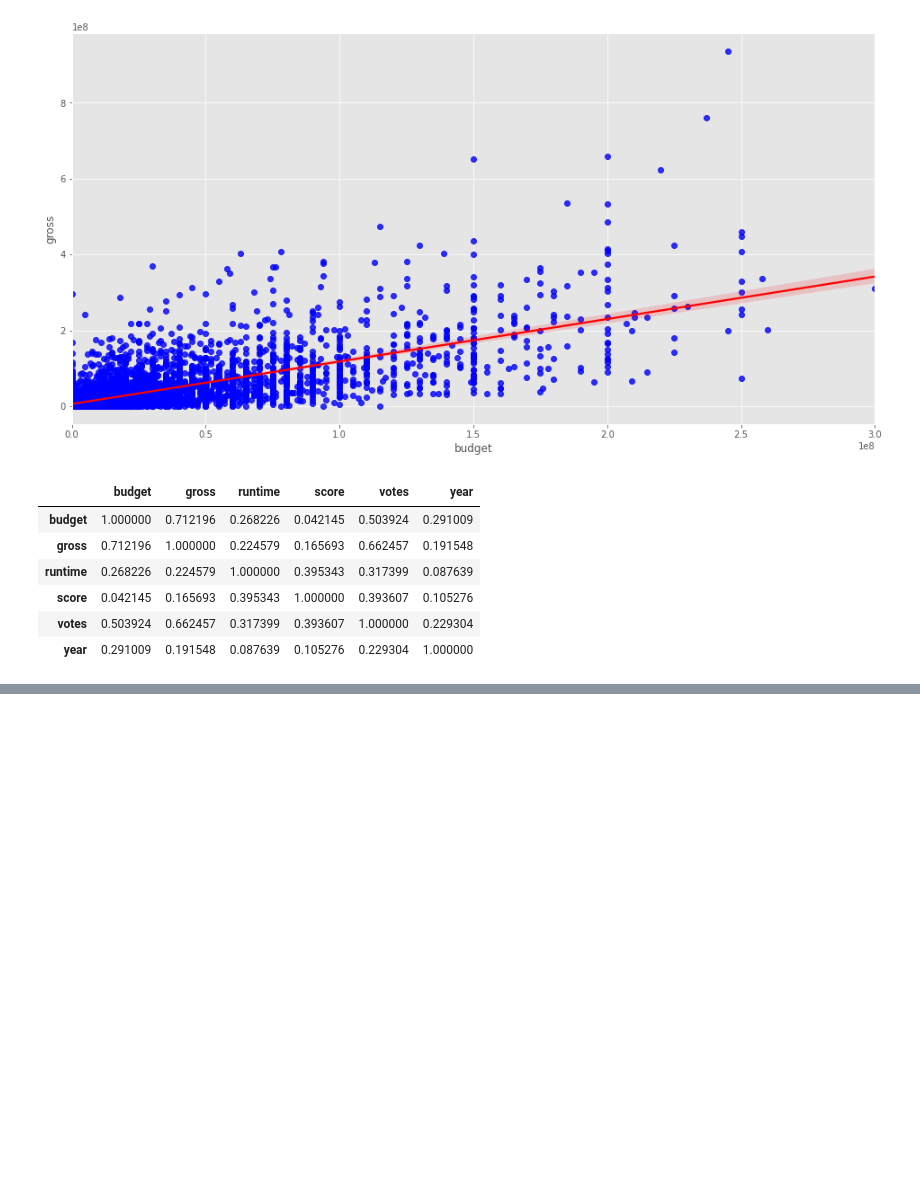
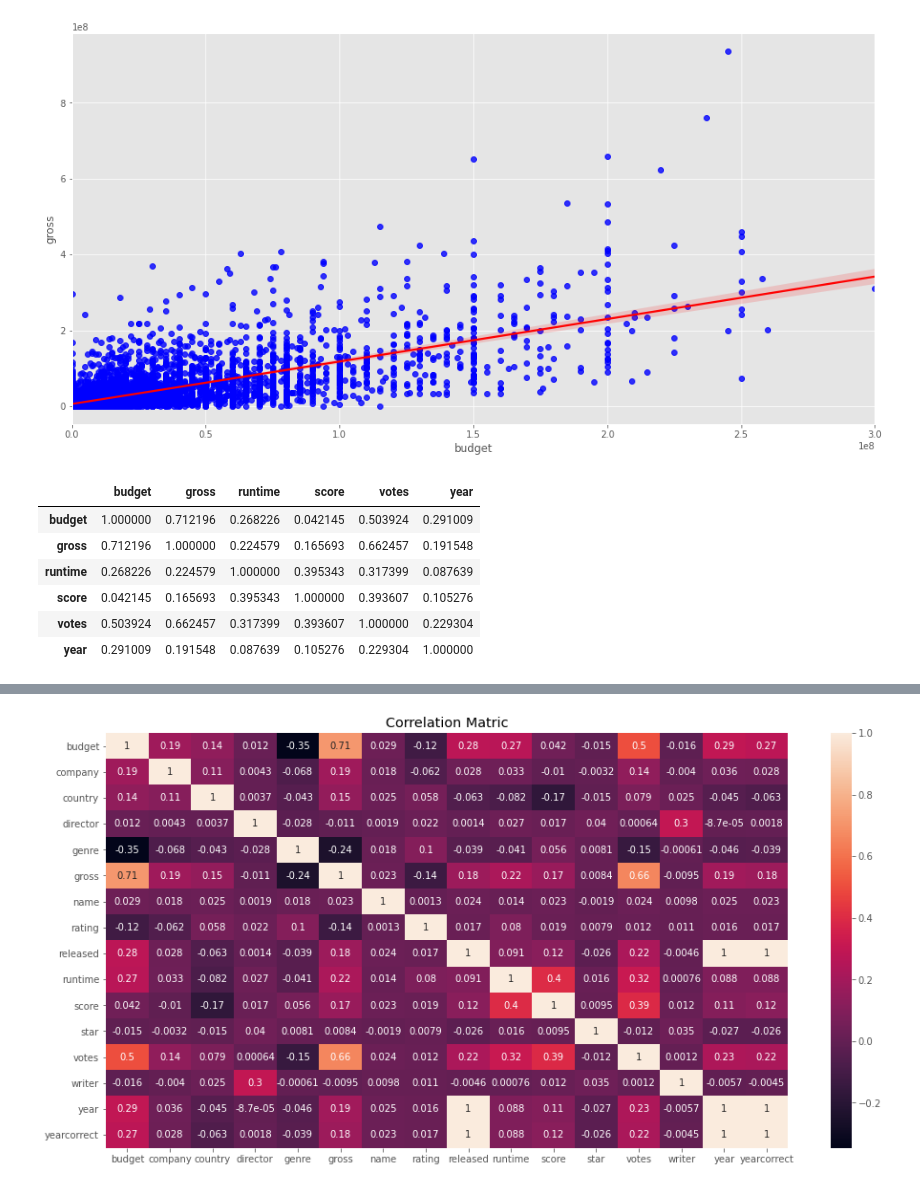
Before and after one commit to sebakirill/Correlation-in-movies, a Jupyter notebook: code/Untitled.ipynb, the cells around one changed output, grey strips where cells are left out. Drawn from its saved outputs; the diff is of its cells as text; code cells hidden in the pictures; blank space fills up the shorter version.

Commit message:
Trasform objects to category, and analyze de correlation

```diff
--- a/code/Untitled.ipynb
+++ b/code/Untitled.ipynb
@@ -142,3 +143,12 @@ sns.regplot(y=df['gross'], x=df['budget'], data =df, scatter_kws={'color':'blue'
 | score | 0.042145 | 0.165693 | 0.395343 | 1.000000 | 0.393607 | 0.105276 |
 | votes | 0.503924 | 0.662457 | 0.317399 | 0.393607 | 1.000000 | 0.229304 |
 | year | 0.291009 | 0.191548 | 0.087639 | 0.105276 | 0.229304 | 1.000000 |
+# %%
+df_numerized = df.copy()
+
+for col_name in df_numerized.columns:
+    if(df_numerized[col_name].dtype == 'object'):
+        df_numerized[col_name]= df_numerized[col_name].astype('category')
+        df_numerized[col_name] = df_numerized[col_name].cat.codes
+
+df_numerized
@@ -144,0 +169,3 @@ sns.regplot(y=df['gross'], x=df['budget'], data =df, scatter_kws={'color':'blue'
+# %%
+correlation_mat_notnum = df_numerized.corr()
+correlation_mat_notnum
@@ -144,0 +190,6 @@ sns.regplot(y=df['gross'], x=df['budget'], data =df, scatter_kws={'color':'blue'
+# %%
+sns.heatmap(correlation_mat_notnum, annot=True)
+plt.title('Correlation Matric')
+plt.show()
+# %% [output]
+[figure, added]
```
Also changed, not shown: parts of 5 cells of this notebook.
